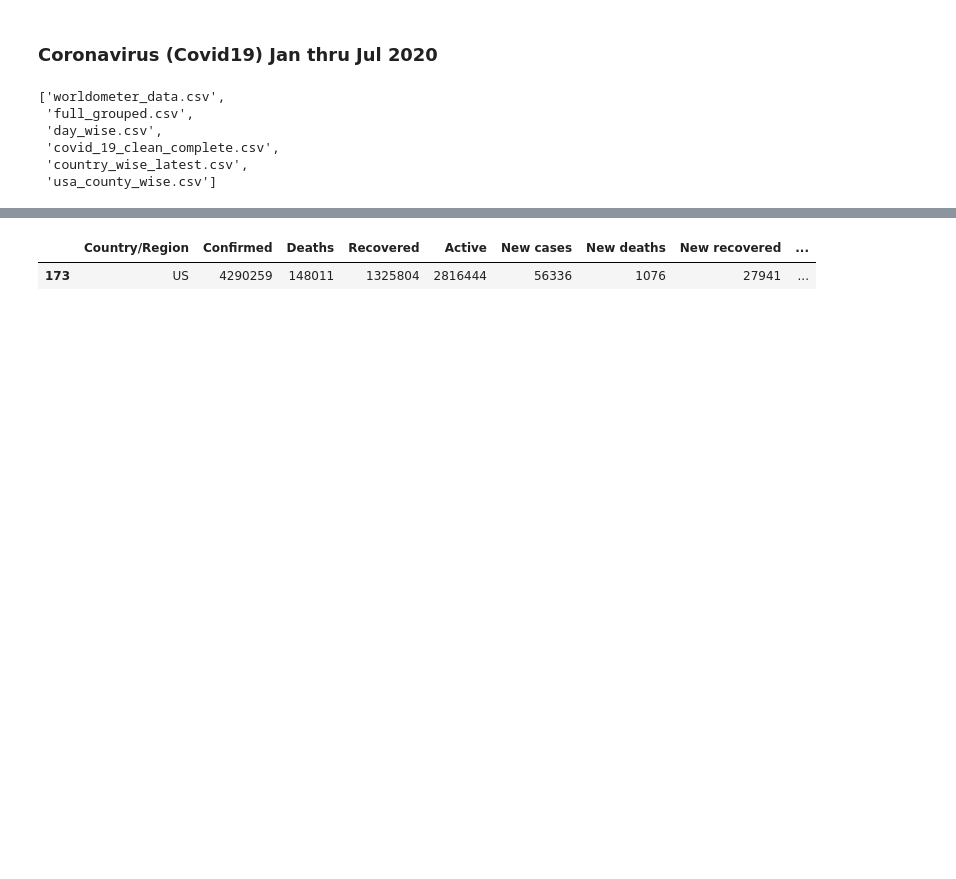
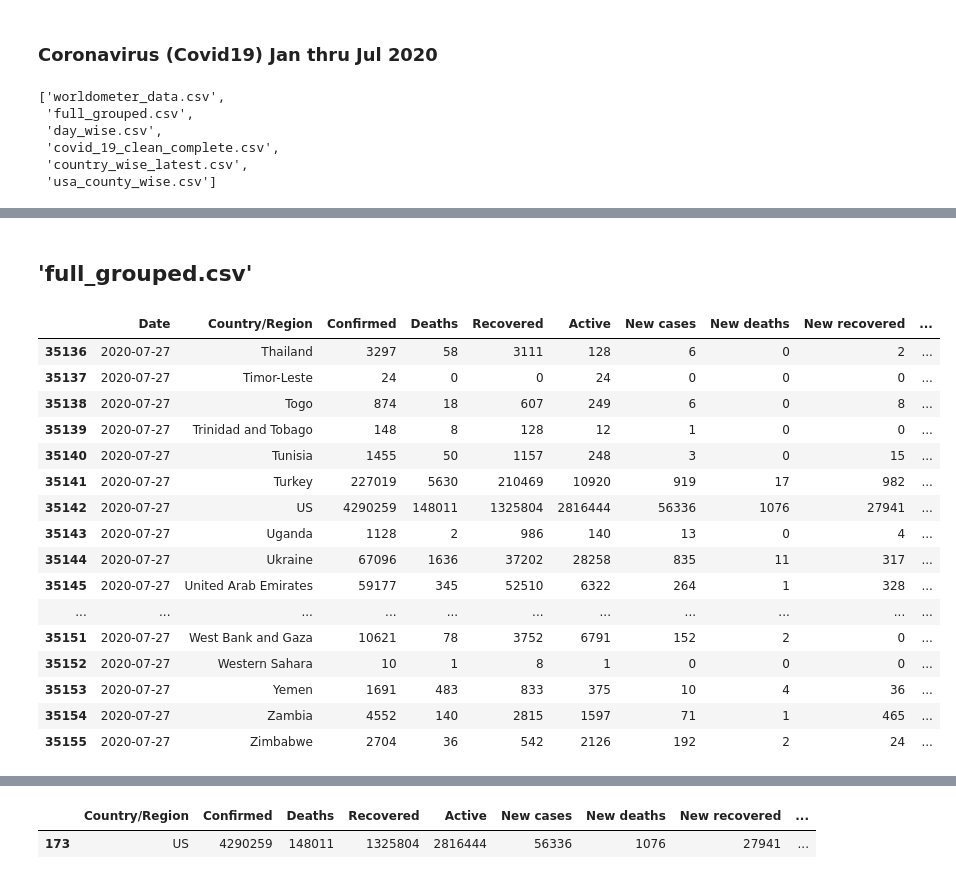
Before and after one commit to hemantkiri/Covid19, a Jupyter notebook: Covid19.ipynb, the cells around one changed output, grey strips where cells are left out. Saved outputs shown, nothing was run; the diff lists cells and outputs as text; code cells hidden in the pictures; blank space fills up the shorter version.

```diff
--- a/Covid19.ipynb
+++ b/Covid19.ipynb
@@ -22,0 +88,25 @@ def read_data(path,filename):
+# %% [markdown]
+## 'full_grouped.csv'
+# %%
+
+path='Covid-19'
+world_data=read_data(path,files[1])
+world_data.tail(20)
+# %% [output]
+|  | Date | Country/Region | Confirmed | Deaths | Recovered | Active | New cases | New deaths | New recovered | ... |
+| 35136 | 2020-07-27 | Thailand | 3297 | 58 | 3111 | 128 | 6 | 0 | 2 | ... |
+| 35137 | 2020-07-27 | Timor-Leste | 24 | 0 | 0 | 24 | 0 | 0 | 0 | ... |
+| 35138 | 2020-07-27 | Togo | 874 | 18 | 607 | 249 | 6 | 0 | 8 | ... |
+| 35139 | 2020-07-27 | Trinidad and Tobago | 148 | 8 | 128 | 12 | 1 | 0 | 0 | ... |
+| 35140 | 2020-07-27 | Tunisia | 1455 | 50 | 1157 | 248 | 3 | 0 | 15 | ... |
+| 35141 | 2020-07-27 | Turkey | 227019 | 5630 | 210469 | 10920 | 919 | 17 | 982 | ... |
+| 35142 | 2020-07-27 | US | 4290259 | 148011 | 1325804 | 2816444 | 56336 | 1076 | 27941 | ... |
+| 35143 | 2020-07-27 | Uganda | 1128 | 2 | 986 | 140 | 13 | 0 | 4 | ... |
+| 35144 | 2020-07-27 | Ukraine | 67096 | 1636 | 37202 | 28258 | 835 | 11 | 317 | ... |
+| 35145 | 2020-07-27 | United Arab Emirates | 59177 | 345 | 52510 | 6322 | 264 | 1 | 328 | ... |
+| ... | ... | ... | ... | ... | ... | ... | ... | ... | ... | ... |
+| 35151 | 2020-07-27 | West Bank and Gaza | 10621 | 78 | 3752 | 6791 | 152 | 2 | 0 | ... |
+| 35152 | 2020-07-27 | Western Sahara | 10 | 1 | 8 | 1 | 0 | 0 | 0 | ... |
+| 35153 | 2020-07-27 | Yemen | 1691 | 483 | 833 | 375 | 10 | 4 | 36 | ... |
+| 35154 | 2020-07-27 | Zambia | 4552 | 140 | 2815 | 1597 | 71 | 1 | 465 | ... |
+| 35155 | 2020-07-27 | Zimbabwe | 2704 | 36 | 542 | 2126 | 192 | 2 | 24 | ... |
```
Also changed, not shown: parts of 26 cells of this notebook.
